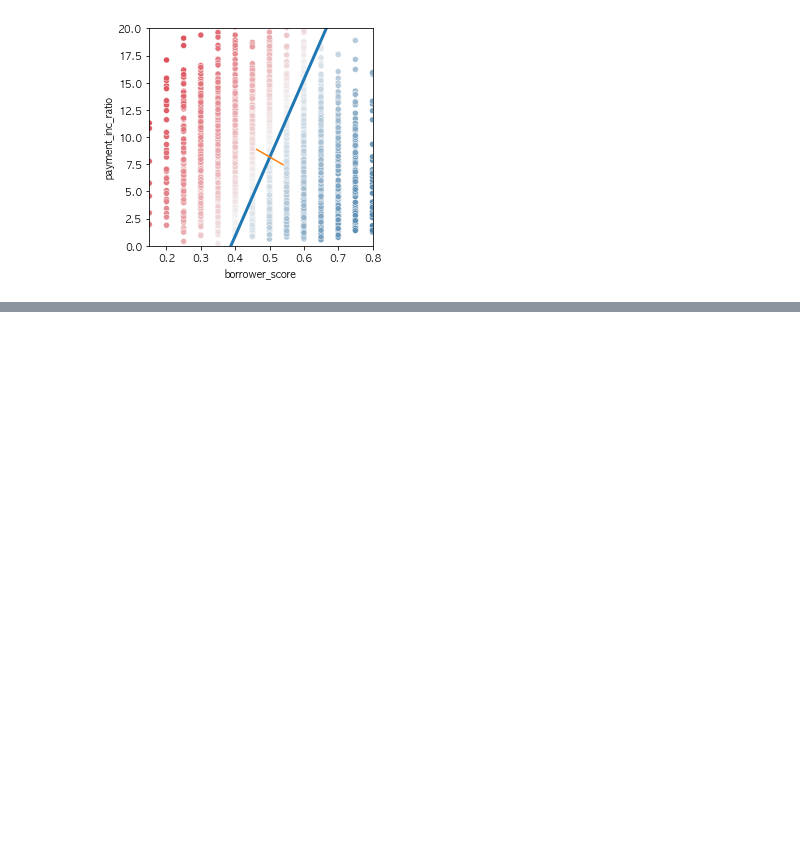
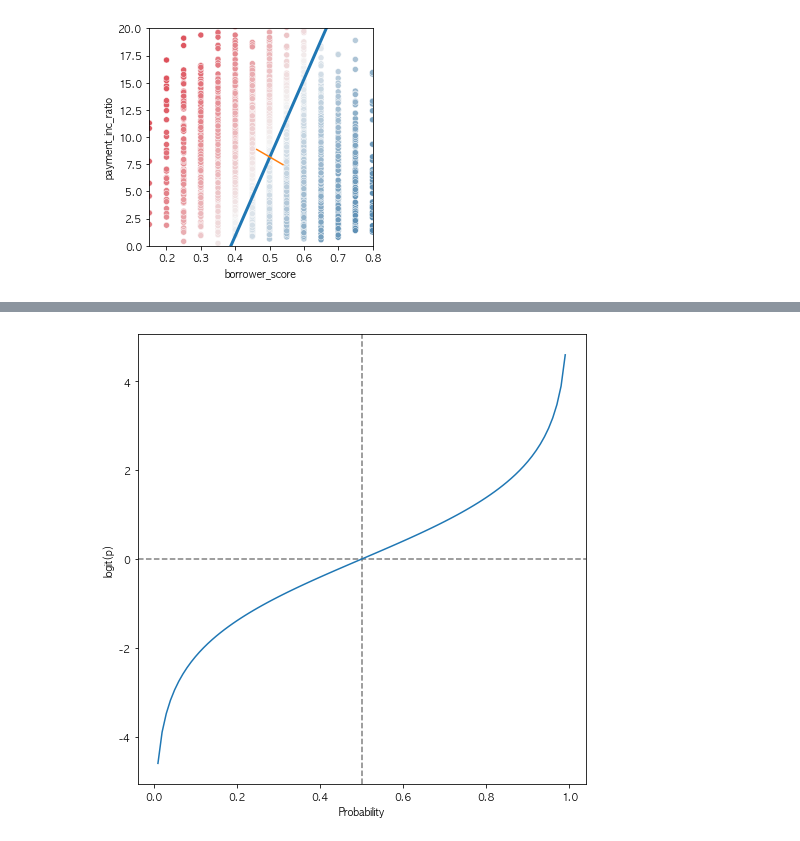
Before and after one commit to keemyo/Practical_Statistics, a Jupyter notebook: 05. 분류.ipynb, the cells around one changed output, grey strips where cells are left out. Saved outputs shown, nothing was run; the diff lists cells and outputs as text; code cells hidden in the pictures; blank space fills up the shorter version.

```diff
--- a/05. 분류.ipynb
+++ b/05. 분류.ipynb
@@ -208,0 +264,19 @@ array([4.66230812, 4.00213321])
+# %%
+p = np.arange(0.01, 1, 0.01)
+df = pd.DataFrame({
+    'p': p,
+    'logit': np.log(p / (1 - p)),
+    'odds': p / (1 - p),
+})
+
+fig, ax = plt.subplots(figsize=(7, 7))
+ax.axhline(0, color='grey', linestyle='--')
+ax.axvline(0.5, color='grey', linestyle='--')
+ax.plot(df['p'], df['logit'])
+ax.set_xlabel('Probability')
+ax.set_ylabel('logit(p)')
+
+plt.tight_layout()
+plt.show()
+# %% [output]
+[figure, added]
```
Also changed, not shown: parts of 11 cells of this notebook.
